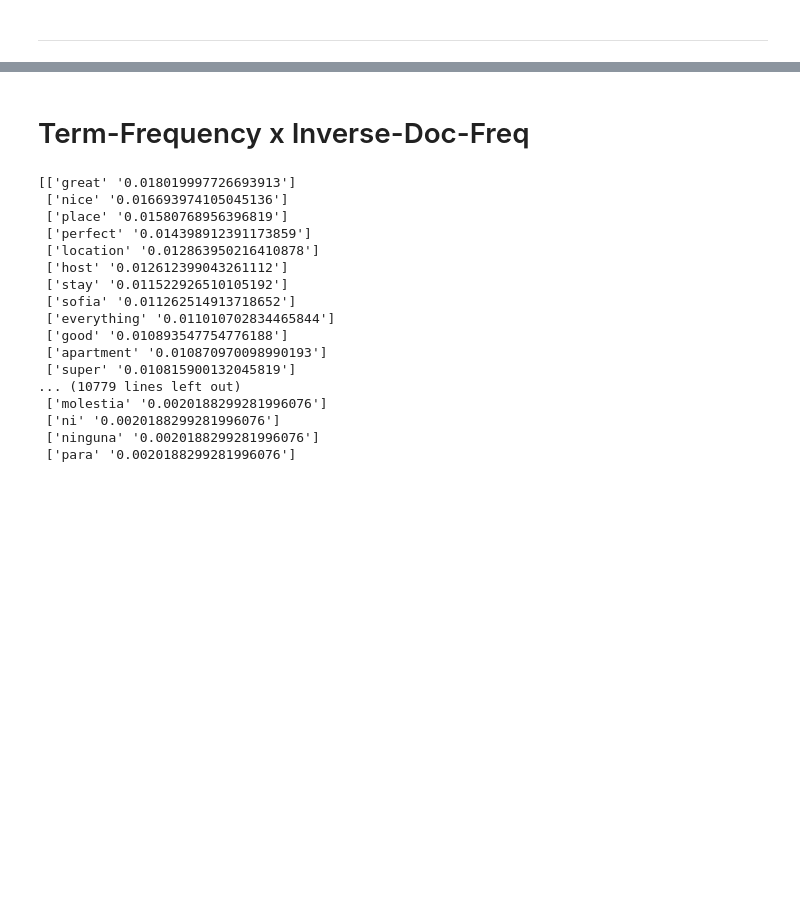
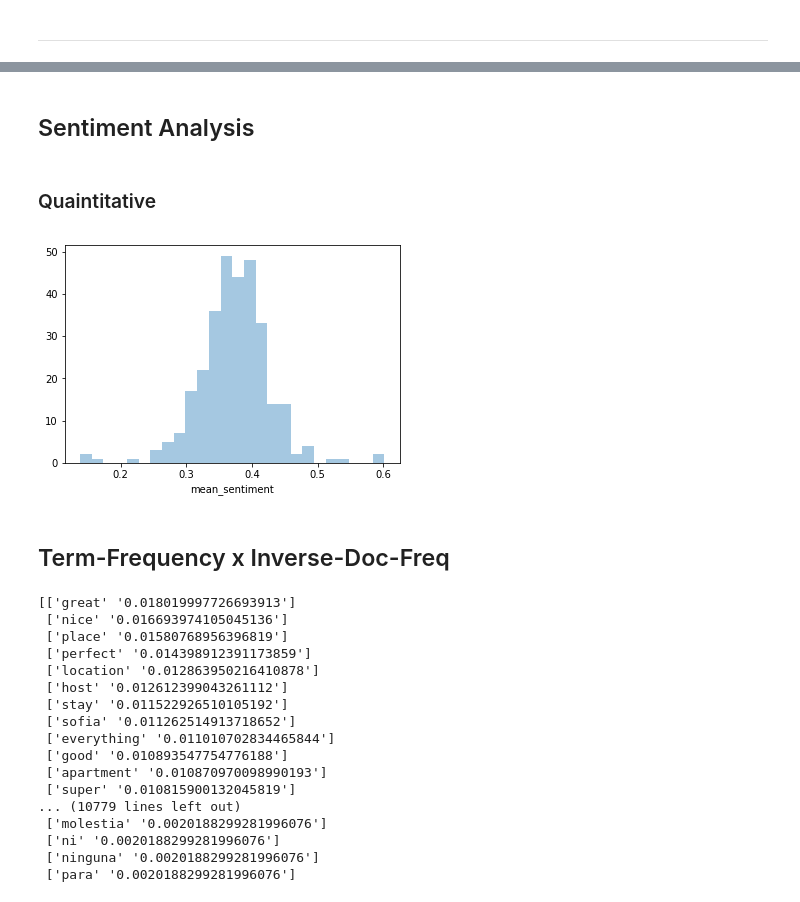
Before and after one commit to vision-sofia/Peper-Analysis, a Jupyter notebook: data-analysis/Sofia Airbnb Analyse.ipynb, the cells around one changed output, grey strips where cells are left out. Drawn from its saved outputs; the diff is of its cells as text; code cells hidden in the pictures; blank space fills up the shorter version.

Commit message:
[Updare] sentiment analysis for sofia

```diff
--- a/data-analysis/Sofia Airbnb Analyse.ipynb
+++ b/data-analysis/Sofia Airbnb Analyse.ipynb
@@ -53,5 +60,36 @@ sofia_airbnb.describe()
+# %%
+sofia_airbnb.dropna(inplace=True)
+sofia_airbnb.reset_index(inplace=True)
+# %%
+for i in range(sofia_airbnb.shape[0]):
+    try:
+        json.loads(sofia_airbnb["reviews"][i])
+    except json.JSONDecodeError:
+        sofia_airbnb.drop(i, axis=0, inplace=True)
+# %% [markdown]
+## Sentiment Analysis
+# %% [markdown]
+### Quaintitative
+# %%
+sentiments = []
+mean_sentiment = []
+
+for i in range(sofia_airbnb.shape[0]):
+    scores = []
+    for review in json.loads(sofia_airbnb["reviews"][i]):
+        scores.append(TextBlob(review).sentiment.polarity)
+
+    sentiments.append(scores)
+    mean_sentiment.append(np.mean(scores))
+
+sofia_airbnb["sentiments"] = sentiments
+sofia_airbnb["mean_sentiment"] = mean_sentiment
+# %%
+sns.distplot(sofia_airbnb["mean_sentiment"], kde=False);
+# %% [output]
+[figure, added]
 # %% [markdown]
-# Term-Frequency x Inverse-Doc-Freq
+## Term-Frequency x Inverse-Doc-Freq
 # %%
 for loc in sofia_airbnb.values:
     tf_idf = TfidfVectorizer(use_idf=True, stop_words=stop_words_en)
```
Also changed, not shown: parts of 3 cells of this notebook, 1 other file.
